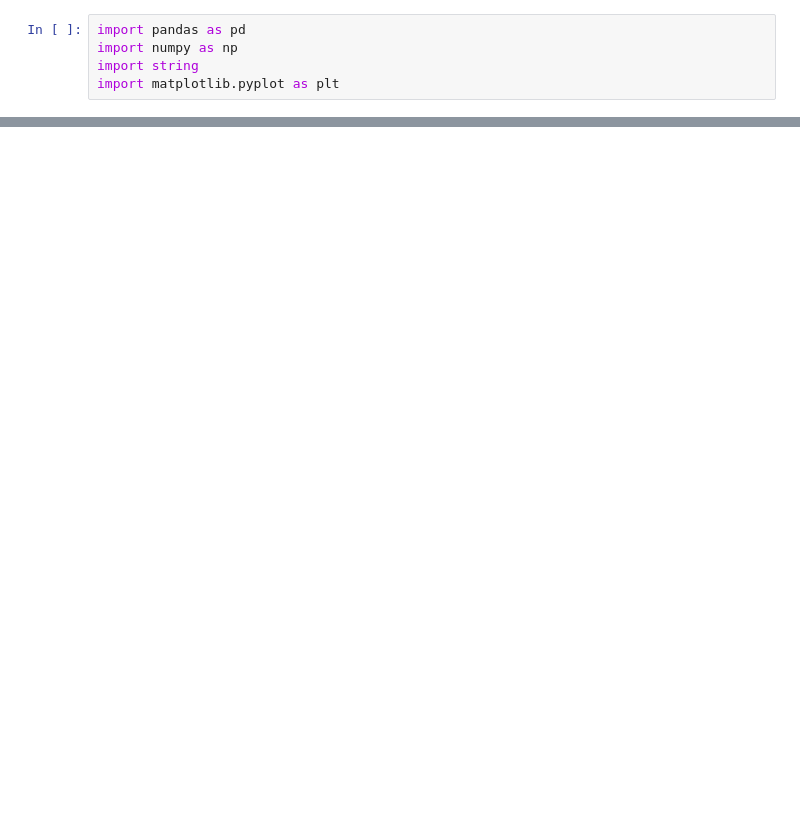
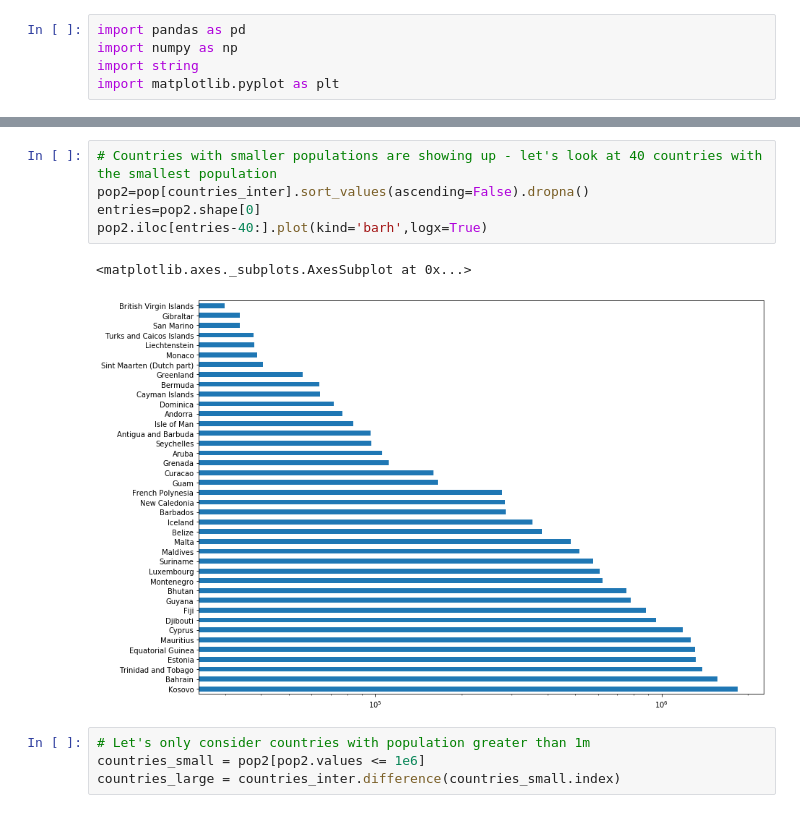
Before and after one commit to bakirl/covid19-tracker, a Jupyter notebook: covid19.ipynb, the cells around one changed output, grey strips where cells are left out. Drawn from its saved outputs; the diff is of its cells as text; blank space fills up the shorter version.

```diff
--- a/covid19.ipynb
+++ b/covid19.ipynb
@@ -59,0 +94,12 @@ sub.plot(title=title,logy=False)
+# %%
+# Countries with smaller populations are showing up - let's look at 40 countries with the smallest population
+pop2=pop[countries_inter].sort_values(ascending=False).dropna()
+entries=pop2.shape[0]
+pop2.iloc[entries-40:].plot(kind='barh',logx=True)
+# %% [output]
+<matplotlib.axes._subplots.AxesSubplot at 0x...>
+[figure, added]
+# %%
+# Let's only consider countries with population greater than 1m
+countries_small = pop2[pop2.values <= 1e6]
+countries_large = countries_inter.difference(countries_small.index)
```
Also changed, not shown: parts of 8 cells of this notebook.
